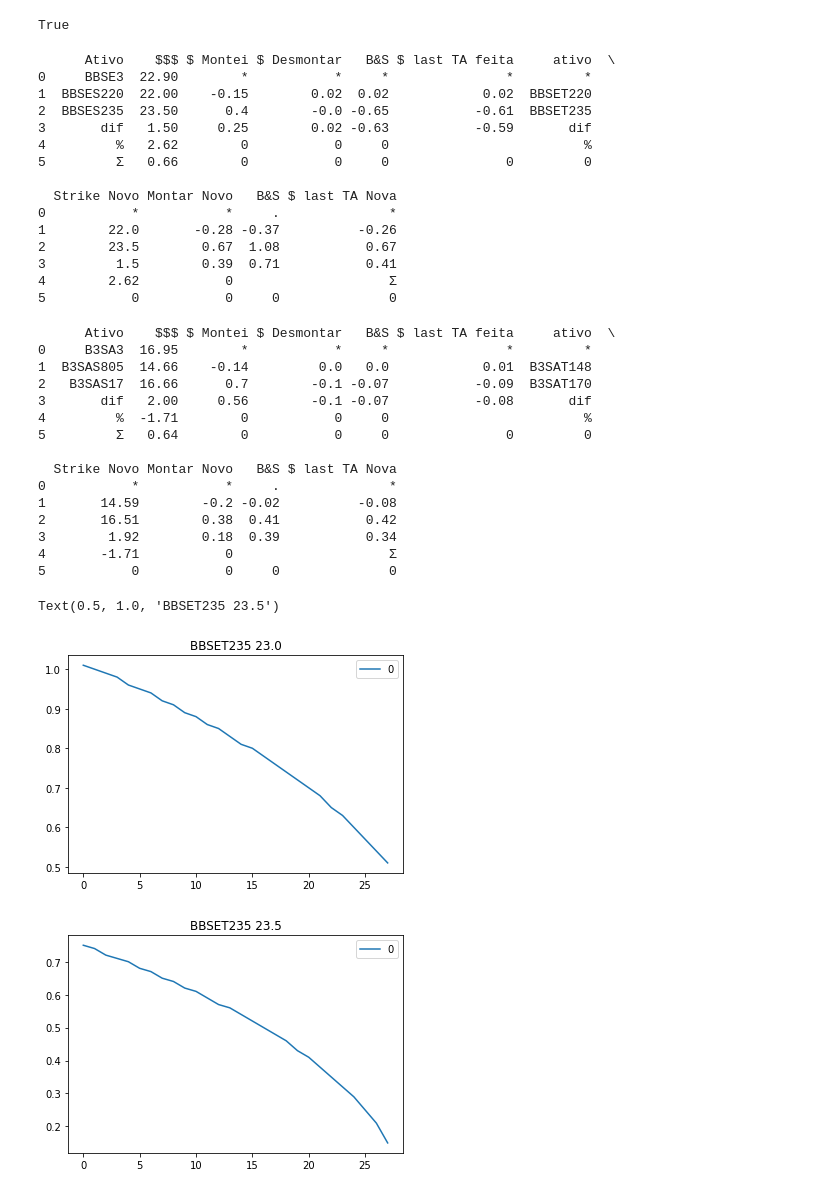
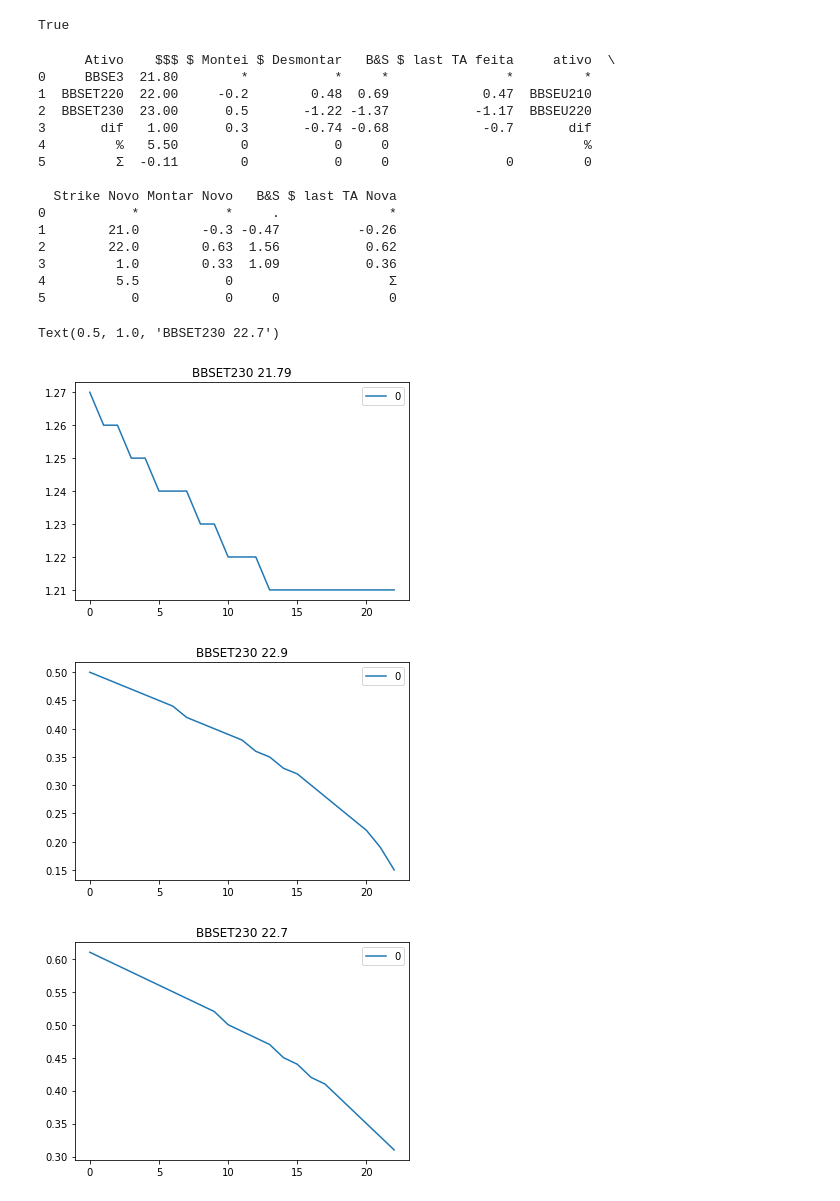
Before and after one commit to rcarasek/MT5-vs-001, a Jupyter notebook: mt5-RolarTravaAltaPut2.ipynb, the cells around one changed output. Saved outputs shown, nothing was run; the diff lists cells and outputs as text; code cells hidden in the pictures.

```diff
--- a/mt5-RolarTravaAltaPut2.ipynb
+++ b/mt5-RolarTravaAltaPut2.ipynb
@@ -154,72 +155,65 @@ def RolarTravaAltaPut(ativosLista, comprei, vendi, diasUteisParaVencer ):
     nome_arq = 'RolarTravaAltaPut_' + ativoBaseInfo.name  + '.xlsx'
     df.to_excel(nome_arq)
 # %%
-diasUteisParaVencer = [3,28]   # quantos dias faltam para vencer as opções montadas e a montar, respectivamente
-RolarTravaAltaPut(['BBSES220', 'BBSES235', 'BBSET220', 'BBSET235'], -0.15, 0.4, diasUteisParaVencer)
+diasUteisParaVencer = [19,38]   # quantos dias faltam para vencer as opções montadas e a montar, respectivamente
+r = 0.02                        # r = taxa de juros
+sigma = 0.30                   # sigama = volatilidade
+RolarTravaAltaPut(['BBSET220', 'BBSET230', 'BBSEU220', 'BBSEU230'], -0.2, 0.5, diasUteisParaVencer, r, sigma)
 # %% [output]
       Ativo    $$$ $ Montei $ Desmontar   B&S $ last TA feita     ativo  \
-0     BBSE3  22.90        *           *     *               *         *
-1  BBSES220  22.00    -0.15        0.02  0.02            0.02  BBSET220
-2  BBSES235  23.50      0.4        -0.0 -0.65           -0.61  BBSET235
-3       dif   1.50     0.25        0.02 -0.63           -0.59       dif
-4         %   2.62        0           0     0                         %
-5         Ʃ   0.66        0           0     0               0         0
+0     BBSE3  21.80        *           *     *               *         *
+1  BBSET220  22.00     -0.2        0.48  0.69            0.47  BBSEU210
+2  BBSET230  23.00      0.5       -1.22 -1.37           -1.17  BBSEU220
+3       dif   1.00      0.3       -0.74 -0.68            -0.7       dif
+4         %   5.50        0           0     0                         %
+5         Ʃ  -0.11        0           0     0               0         0
 
   Strike Novo Montar Novo   B&S $ last TA Nova
 0           *           *     .              *
-1        22.0       -0.28 -0.37          -0.26
-2        23.5        0.67  1.08           0.67
-3         1.5        0.39  0.71           0.41
-4        2.62           0                    Ʃ
+1        21.0        -0.3 -0.47          -0.26
+2        22.0        0.63  1.56           0.62
+3         1.0        0.33  1.09           0.36
+4         5.5           0                    Ʃ
 5           0           0     0              0
 # %%
-diasUteisParaVencer = [3,28]   # quantos dias faltam para vencer as opções montadas e a montar, respectivamente
-RolarTravaAltaPut(['B3SAS805', 'B3SAS17', 'B3SAT148', 'B3SAT170'], -0.14, 0.7, diasUteisParaVencer)
+diasUteisParaVencer = [19,38]   # quantos dias faltam para vencer as opções montadas e a montar, respectivamente
+r = 0.02                        # r = taxa de juros
+sigma = 0.30                   # sigama = volatilidade
+# RolarTravaAltaPut(['IRBRU560', 'IRBRU580', 'IRBRV560', 'IRBRV580'], -0.2, 0.5, diasUteisParaVencer, r, sigma)
-# %% [output]
-      Ativo    $$$ $ Montei $ Desmontar   B&S $ last TA feita     ativo  \
-0     B3SA3  16.95        *           *     *               *         *
-1  B3SAS805  14.66    -0.14         0.0   0.0            0.01  B3SAT148
-2   B3SAS17  16.66      0.7        -0.1 -0.07           -0.09  B3SAT170
-3       dif   2.00     0.56        -0.1 -0.07           -0.08       dif
-4         %  -1.71        0           0     0                         %
-5         Ʃ   0.64        0           0     0               0         0
-
-  Strike Novo Montar Novo   B&S $ last TA Nova
-0           *           *     .              *
-1       14.59        -0.2 -0.02          -0.08
-2       16.51        0.38  0.41           0.42
-3        1.92        0.18  0.39           0.34
-4       -1.71           0                    Ʃ
-5           0           0     0              0
 # %%
 # COLUNA - Black & Scholes
-opcao = 'BBSET235'
+opcao = 'BBSET230'
+dias = 23        # dias uteis para vencimento
+#opcao = 'BBSEU230'
+#dias = 42           # dias uteis para vencimento
+
 
 opcaoInfo = mt5.symbol_info(opcao)
 ativoBaseInfo = mt5.symbol_info(opcaoInfo.basis)
-r = 0.03
-sigma = 0.30
+r = 0.02
+sigma = 0.20
 K = opcaoInfo.option_strike
 
 S0 = ativoBaseInfo.last
-S1 = 23.00
-S2 = 23.50
-dias = 28
+S1 = 22.90
+S2 = 22.70
+
 valores0 = []
 valores1 = []
 valores2 = []
 for d in range(dias, 0, -1):
     T = d/365
     valores0.append(BlackScholes(r,S0,K,T,sigma, 'P'))
     valores1.append(BlackScholes(r,S1,K,T,sigma, 'P'))
     valores2.append(BlackScholes(r,S2,K,T,sigma, 'P'))
 df0 = pd.DataFrame(valores0)
 df0.plot().set_title(opcao + ' ' + str(S0))
 df1 = pd.DataFrame(valores1)
 df1.plot().set_title(opcao + ' ' + str(S1))
 df2 = pd.DataFrame(valores2)
 df2.plot().set_title(opcao + ' ' + str(S2))
 # %% [output]
-Text(0.5, 1.0, 'BBSET235 23.5')
+Text(0.5, 1.0, 'BBSET230 22.7')
-[figure, old version]
+[figure, new version]
-[figure, old version]
+[figure, new version]
+[figure, added]
```
Also changed, not shown: parts of 2 cells of this notebook, 7 other files.
